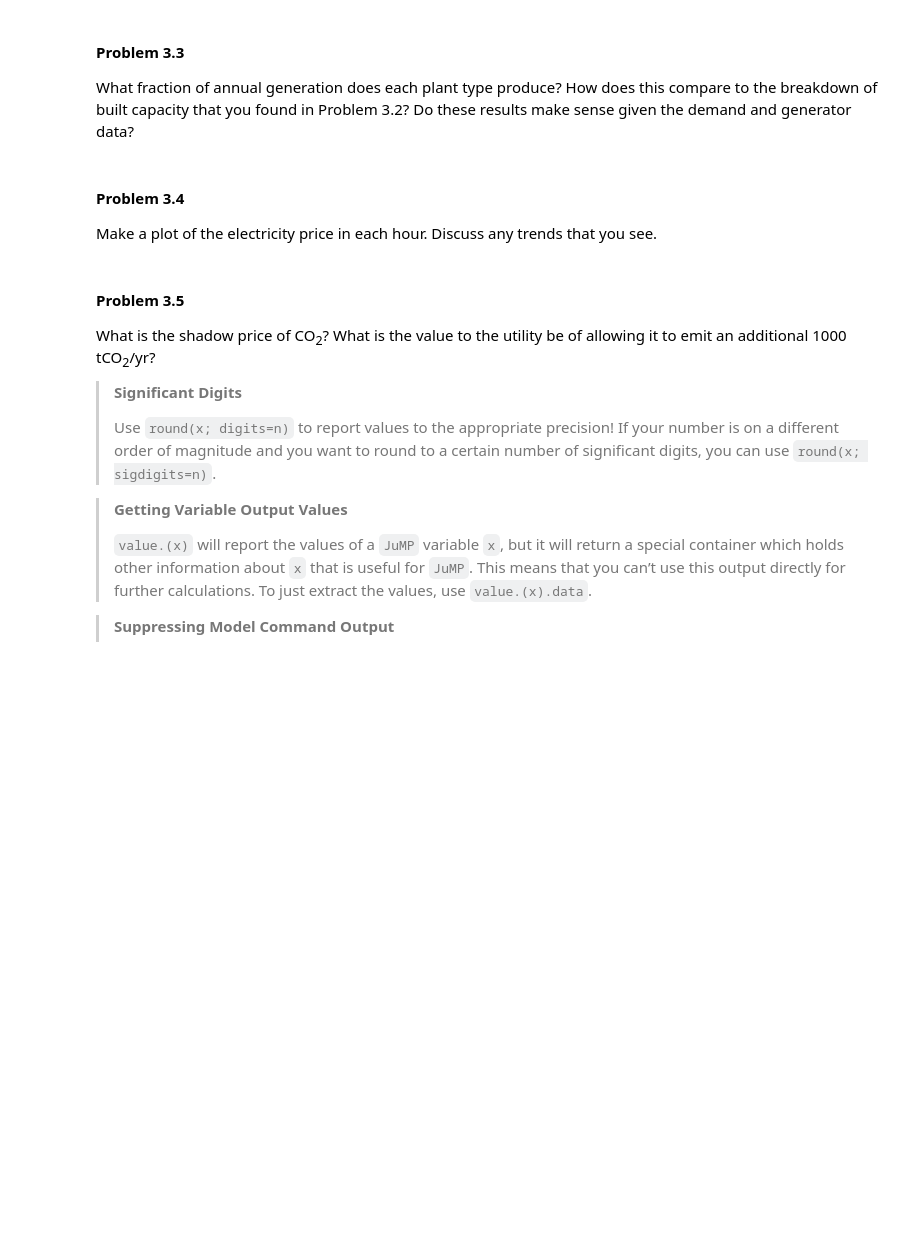
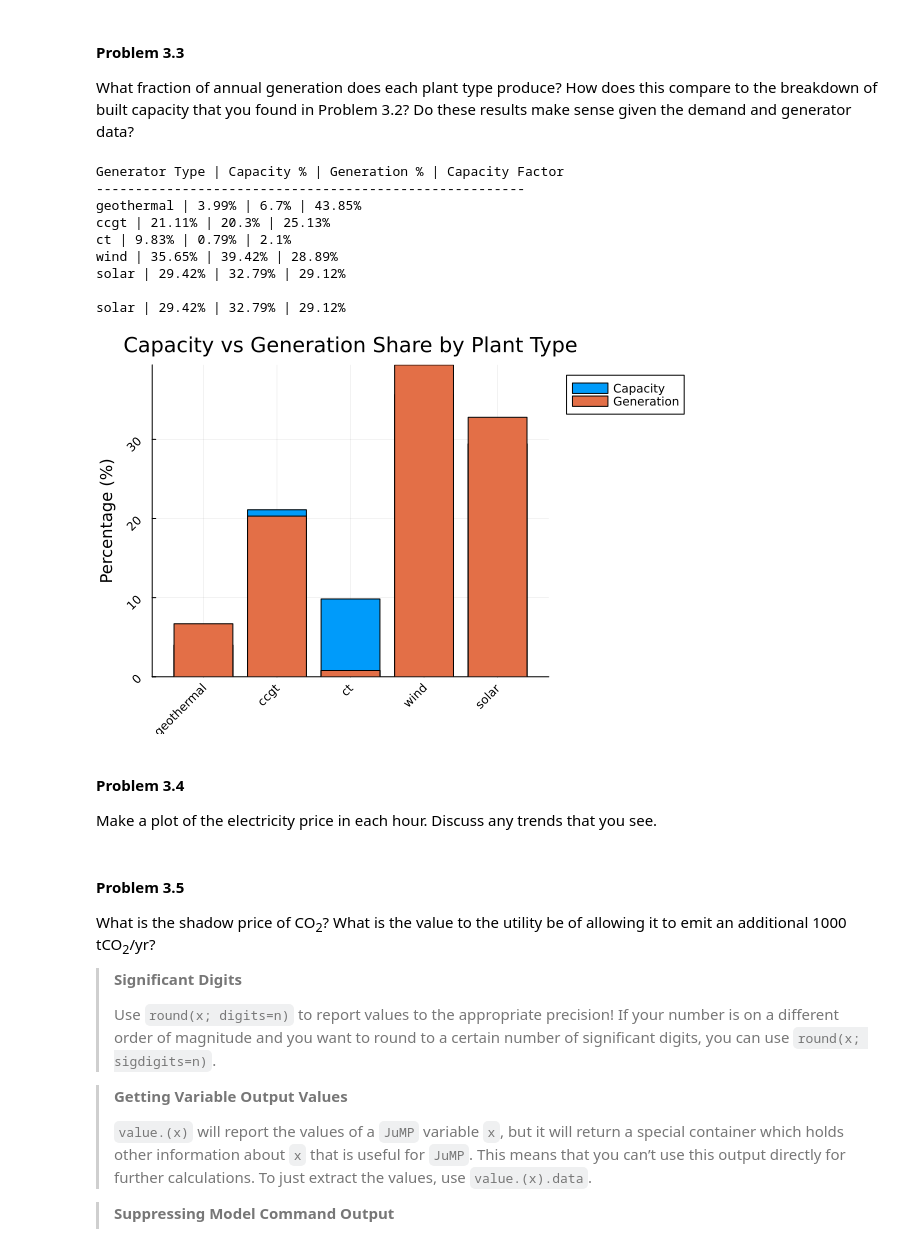
Before and after one commit to BEE4750-FA25/hw4-evetw, a Jupyter notebook: hw04.ipynb, the cells around one changed output. Cells and saved outputs as stored; diff of their text form; code cells hidden in the pictures; blank space fills up the shorter version.

```diff
--- a/hw04.ipynb
+++ b/hw04.ipynb
@@ -607,6 +617,50 @@ What fraction of annual generation does each plant type produce? How
 does this compare to the breakdown of built capacity that you found in
 Problem 3.2? Do these results make sense given the demand and generator
 data?
+# %%
+total_capacity = sum(value(x[g]) for g in gen_types)
+capacity_fractions = Dict(g => value(x[g])/total_capacity for g in gen_types)
+total_generation = sum(value(y[g,t]) for g in gen_types, t in 1:8760)
+generation_fractions = Dict(g => sum(value(y[g,t]) for t in 1:8760)/total_generation for g in gen_types)
+
+# Print comparison
+println("Generator Type | Capacity % | Generation % | Capacity Factor")
+println("-" ^ 55)
+for g in gen_types
+    if capacity_fractions[g] > 1e-6  # Only show if capacity is non-zero
+        cap_pct = round(capacity_fractions[g] * 100, digits=2)
+        gen_pct = round(generation_fractions[g] * 100, digits=2)
+        # Calculate achieved capacity factor
+        cf = sum(value(y[g,t]) for t in 1:8760) / (8760 * value(x[g]))
+        cf_pct = round(cf * 100, digits=2)
+        println("$g | $cap_pct% | $gen_pct% | $cf_pct%")
+    end
+end
+
+# Create bar plot comparing capacity and generation shares
+using Plots
+plant_types = [g for g in gen_types if capacity_fractions[g] > 1e-6]
+cap_data = [capacity_fractions[g] * 100 for g in plant_types]
+gen_data = [generation_fractions[g] * 100 for g in plant_types]
+
+comparison_plot = bar(string.(plant_types), [cap_data gen_data],
+    label=["Capacity" "Generation"],
+    title="Capacity vs Generation Share by Plant Type",
+    ylabel="Percentage (%)",
+    legend=:outertopright,
+    rotation=45)
+display(comparison_plot)
+# %% [output]
+Generator Type | Capacity % | Generation % | Capacity Factor
+-------------------------------------------------------
+geothermal | 3.99% | 6.7% | 43.85%
+ccgt | 21.11% | 20.3% | 25.13%
+ct | 9.83% | 0.79% | 2.1%
+wind | 35.65% | 39.42% | 28.89%
+solar | 29.42% | 32.79% | 29.12%
+
+solar | 29.42% | 32.79% | 29.12%
+[figure, added]
 # %% [markdown]
 #### Problem 3.4
 
```
Also changed, not shown: parts of 3 cells of this notebook.
